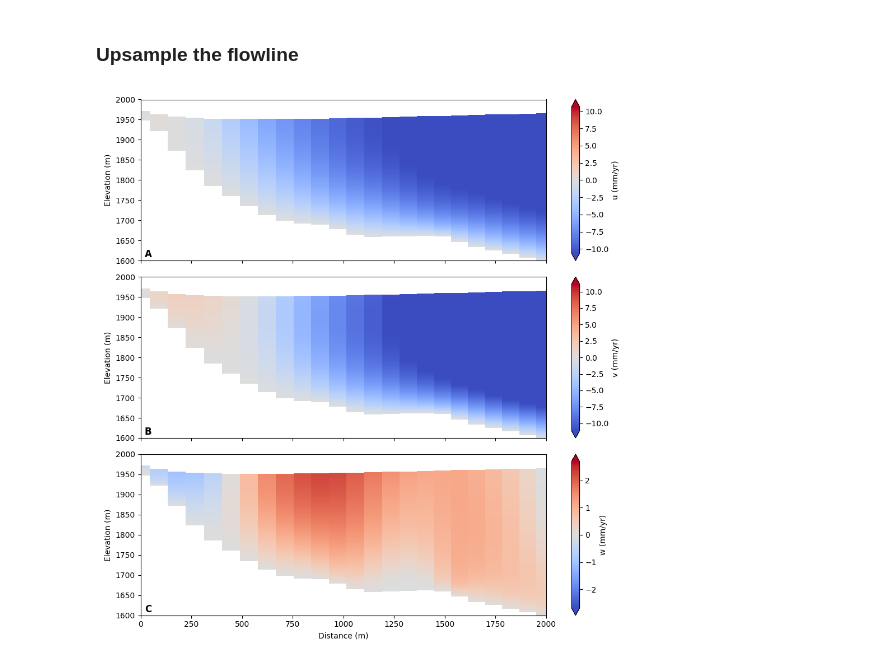
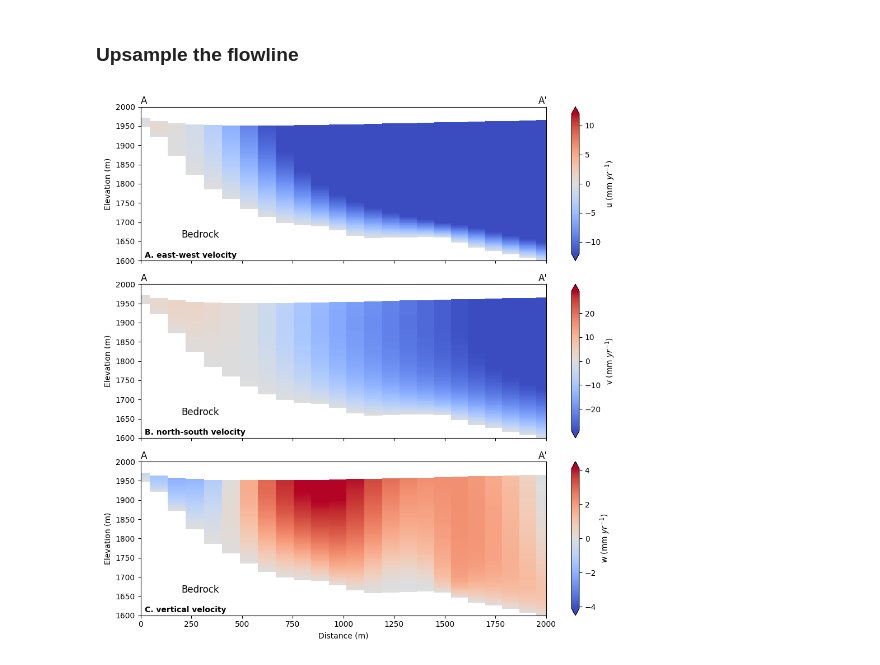
Before and after one commit to johnmorganmanos/AH_temp_paper, a Jupyter notebook: fig4_v3.ipynb, the cells around one changed output. Drawn from its saved outputs; the diff is of its cells as text; code cells hidden in the pictures.

```diff
--- a/fig4_v3.ipynb
+++ b/fig4_v3.ipynb
@@ -136,6 +136,8 @@ upsampled_flowline_xs = np.array(upsampled_flowline_xs).flatten()
 upsampled_flowline_ys = np.array(upsampled_flowline_ys).flatten()
 # %%
 z_coords = np.arange(1000,2200, 1)
+# %%
+enhancement_factor = 1.97
 # %%
 vel_prof=[]
 u_prof = []
@@ -151,7 +153,7 @@ for n in range(len(upsampled_flowline_xs)):
     zs_step = []
     for z_coord in z_coords:
         try:
-            velocity = flow.at(upsampled_flowline_xs[n], upsampled_flowline_ys[n], z_coord)[0]*spy*1000
+            velocity = flow.at(upsampled_flowline_xs[n], upsampled_flowline_ys[n], z_coord)[0]*spy*1000*enhancement_factor
             vel_prof.append(velocity)
             u_prof_step.append(velocity[0])
             v_prof_step.append(velocity[1])
@@ -214,41 +216,54 @@ zs_arr = np.array(zs)
 # %%
 fig, axes = plt.subplots(3, 1, figsize=(10,10), sharex=True)
 
-vm = np.nanmax(np.abs(u_prof_arr))-25
-im_u = axes[0].pcolormesh(distances_arr.T, zs_arr.T, u_prof_arr.T, cmap='coolwarm', vmin=-vm, vmax=vm)
+vm = np.nanmax(np.abs(u_prof_arr))-82
+im_u = axes[0].pcolormesh(distances_arr.T, zs_arr.T, u_prof_arr.T, cmap='coolwarm', vmin=-12, vmax=12)
 
-vm = np.nanmax(np.abs(v_prof_arr))-90
+vm = np.nanmax(np.abs(v_prof_arr))-170
 im_v = axes[1].pcolormesh(distances_arr.T, zs_arr.T, v_prof_arr.T, cmap='coolwarm', vmin=-vm, vmax=vm)
 
-vm = np.nanmax(np.abs(w_prof_arr))-40
+vm = np.nanmax(np.abs(w_prof_arr))-80
 im_w = axes[2].pcolormesh(distances_arr.T, zs_arr.T, w_prof_arr.T, cmap='coolwarm', vmin=-vm, vmax=vm)
 
 # Colorbars
-fig.colorbar(im_u, ax=axes[0], label='u (mm/yr)', extend='both')
-fig.colorbar(im_v, ax=axes[1], label='v (mm/yr)', extend='both')
-fig.colorbar(im_w, ax=axes[2], label='w (mm/yr)', extend='both')
+fig.colorbar(im_u, ax=axes[0], label='u (mm '+r"$yr^{-1}$"+')', extend='both')
+fig.colorbar(im_v, ax=axes[1], label='v (mm '+r"$yr^{-1}$"+')', extend='both')
+fig.colorbar(im_w, ax=axes[2], label='w (mm '+r"$yr^{-1}$"+')', extend='both')
 
 axes[0].set_xlim([0,2000])
 axes[1].set_xlim([0,2000])
 axes[2].set_xlim([0,2000])
 
 axes[0].set_ylim([1600,2000])
 axes[1].set_ylim([1600,2000])
 axes[2].set_ylim([1600,2000])
 
 axes[0].set_ylabel('Elevation (m)')
 axes[1].set_ylabel('Elevation (m)')
 axes[2].set_ylabel('Elevation (m)')
 
 axes[2].set_xlabel('Distance (m)')
 
-axes[0].annotate('A', (0.01,0.02), xycoords='axes fraction', fontsize=12, weight='bold')
-axes[1].annotate('B', (0.01,0.02), xycoords='axes fraction', fontsize=12, weight='bold')
-axes[2].annotate('C', (0.01,0.02), xycoords='axes fraction', fontsize=12, weight='bold')
+axes[0].annotate('A. east-west velocity', (0.01,0.02), xycoords='axes fraction', fontsize=10, weight='bold')
+axes[1].annotate('B. north-south velocity', (0.01,0.02), xycoords='axes fraction', fontsize=10, weight='bold')
+axes[2].annotate('C. vertical velocity', (0.01,0.02), xycoords='axes fraction', fontsize=10, weight='bold')
+
+axes[0].annotate('Bedrock', (.1,0.15), xycoords='axes fraction', fontsize=12,)
+axes[1].annotate('Bedrock', (.1,0.15), xycoords='axes fraction', fontsize=12,)
+axes[2].annotate('Bedrock', (.1,0.15), xycoords='axes fraction', fontsize=12,)
+
+
+axes[0].annotate('A', (0,1.02), xycoords='axes fraction', fontsize=12,)
+axes[0].annotate('A\'', (.98,1.02), xycoords='axes fraction', fontsize=12,)
+axes[1].annotate('A', (0,1.02), xycoords='axes fraction', fontsize=12,)
+axes[1].annotate('A\'', (.98,1.02), xycoords='axes fraction', fontsize=12,)
+axes[2].annotate('A', (0,1.02), xycoords='axes fraction', fontsize=12,)
+axes[2].annotate('A\'', (.98,1.02), xycoords='axes fraction', fontsize=12,)
 
 plt.tight_layout()
 
-plt.savefig('Figures/fig4_v3.png', dpi=600)
-plt.savefig('Figures/fig4_v3.eps', dpi=600)
+plt.savefig('Figures/fig4_v3_enhance.png', dpi=600)
+plt.savefig('Figures/fig4_v3_enhance.eps', dpi=600)
+plt.savefig('Figures/fig4_v3_enhance.pdf', dpi=600)
 # %% [output]
-[figure, old version]
+[figure, new version]
```
Also changed, not shown: parts of 7 cells of this notebook, 8 other files.
